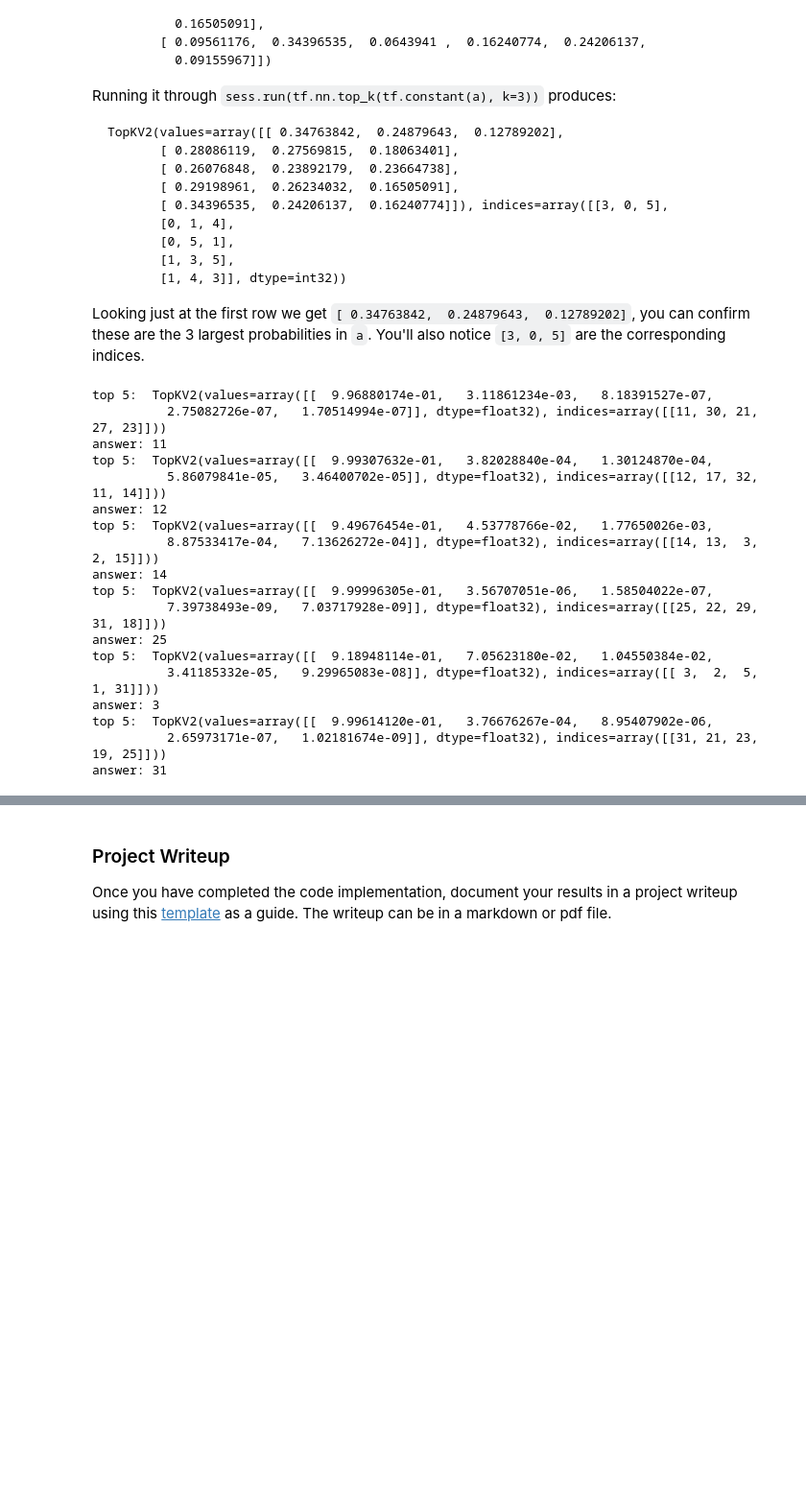
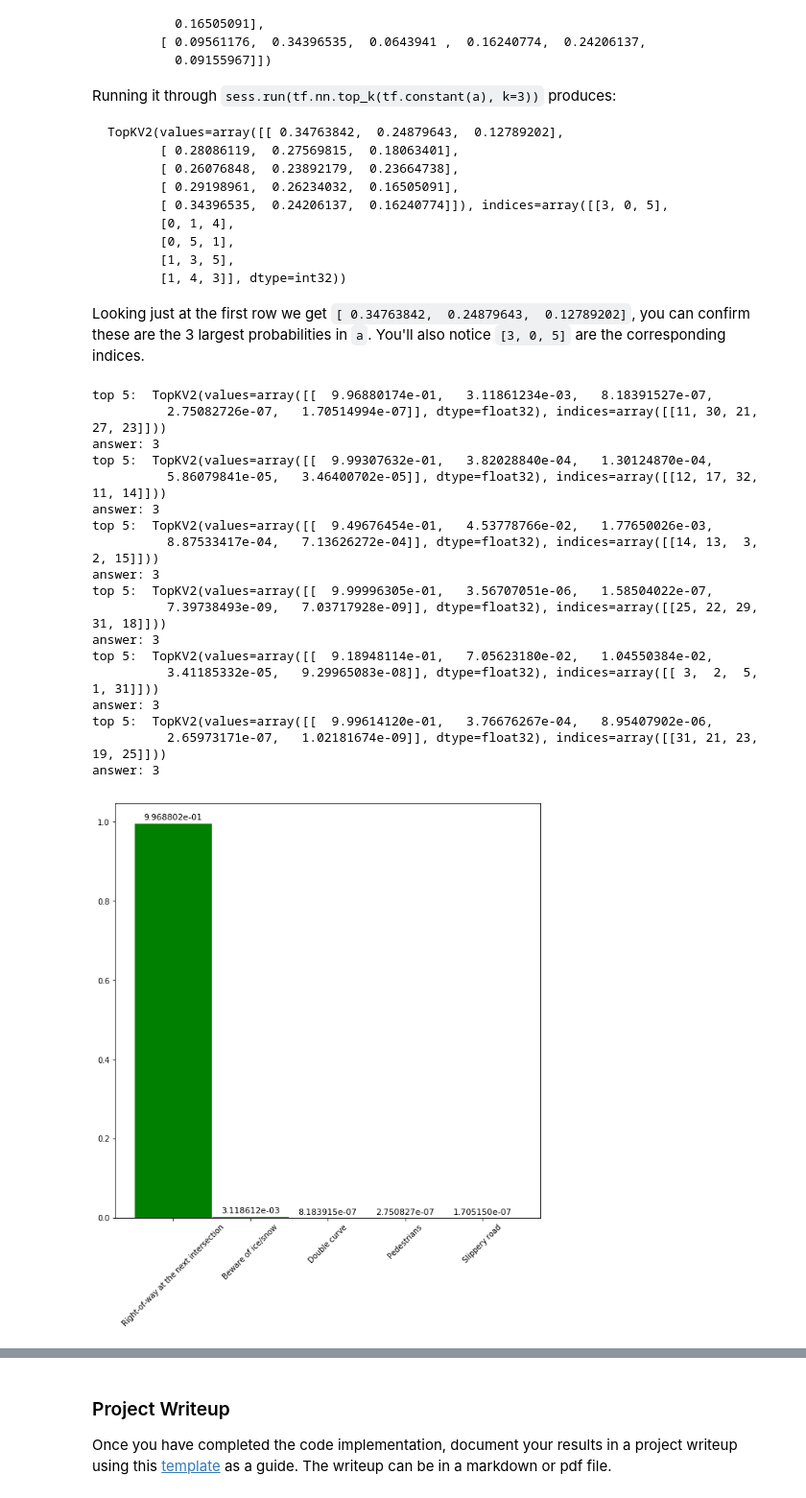
Before and after one commit to DongzhenHuangfu/CarND-Traffic-Sign-Classifier-Project, a Jupyter notebook: Traffic_Sign_Classifier.ipynb, the cells around one changed output, grey strips where cells are left out. Shown at 96% size. Drawn from its saved outputs; the diff is of its cells as text; code cells hidden in the pictures; blank space fills up the shorter version.

Commit message:
add the bar picture of softmax. Add README

```diff
--- a/Traffic_Sign_Classifier.ipynb
+++ b/Traffic_Sign_Classifier.ipynb
@@ -534,27 +534,40 @@ Looking just at the first row we get `[ 0.34763842,  0.24879643,  0.12789202]`,
 # %%
 ### Print out the top five softmax probabilities for the predictions on the German traffic sign images found on the web.
 ### Feel free to use as many code cells as needed.
 with tf.Session() as sess:
     saver.restore(sess, tf.train.latest_checkpoint('.'))
     for i in range(len(test)):
-        print('top 5: ',sess.run(tf.nn.top_k(tf.nn.softmax(logits), k=5),feed_dict={x:[test[i]],keep_prob:[1.,1.,1.]}))
+        w = None
+        w = sess.run(tf.nn.top_k(tf.nn.softmax(logits), k=5),feed_dict={x:[test[i]],keep_prob:[1.,1.,1.]})
+        print('top 5: ',w)
+        name = []
+        for i in range(len(w[1][0])):
+            name.append(signames[w[1][0][i]])
+        label = range(5)
+        plt.figure(figsize=(10,10))
+        plt.bar(label, w[0][0], width = 1, fc = 'g', edgecolor = 'white', label='validation', lw=1)
+        plt.xticks(label,name, rotation=45)
+        for a,b in zip(label,w[0][0]):
+            plt.text(a, b+0.005, '%e' % b, ha='center', va= 'bottom',fontsize=11)
+        plt.savefig('./download_picture/softmax_' + str(w[1][0][0]) + '.jpg')
         print('answer:',answers[i])
 # %% [output]
 top 5:  TopKV2(values=array([[  9.96880174e-01,   3.11861234e-03,   8.18391527e-07,
           2.75082726e-07,   1.70514994e-07]], dtype=float32), indices=array([[11, 30, 21, 27, 23]]))
-answer: 11
+answer: 3
 top 5:  TopKV2(values=array([[  9.99307632e-01,   3.82028840e-04,   1.30124870e-04,
           5.86079841e-05,   3.46400702e-05]], dtype=float32), indices=array([[12, 17, 32, 11, 14]]))
-answer: 12
+answer: 3
 top 5:  TopKV2(values=array([[  9.49676454e-01,   4.53778766e-02,   1.77650026e-03,
           8.87533417e-04,   7.13626272e-04]], dtype=float32), indices=array([[14, 13,  3,  2, 15]]))
-answer: 14
+answer: 3
 top 5:  TopKV2(values=array([[  9.99996305e-01,   3.56707051e-06,   1.58504022e-07,
           7.39738493e-09,   7.03717928e-09]], dtype=float32), indices=array([[25, 22, 29, 31, 18]]))
-answer: 25
+answer: 3
 top 5:  TopKV2(values=array([[  9.18948114e-01,   7.05623180e-02,   1.04550384e-02,
           3.41185332e-05,   9.29965083e-08]], dtype=float32), indices=array([[ 3,  2,  5,  1, 31]]))
 answer: 3
 top 5:  TopKV2(values=array([[  9.99614120e-01,   3.76676267e-04,   8.95407902e-06,
           2.65973171e-07,   1.02181674e-09]], dtype=float32), indices=array([[31, 21, 23, 19, 25]]))
-answer: 31
+answer: 3
+[figure, added]
```
Also changed, not shown: parts of 2 cells of this notebook, 9 other files.
